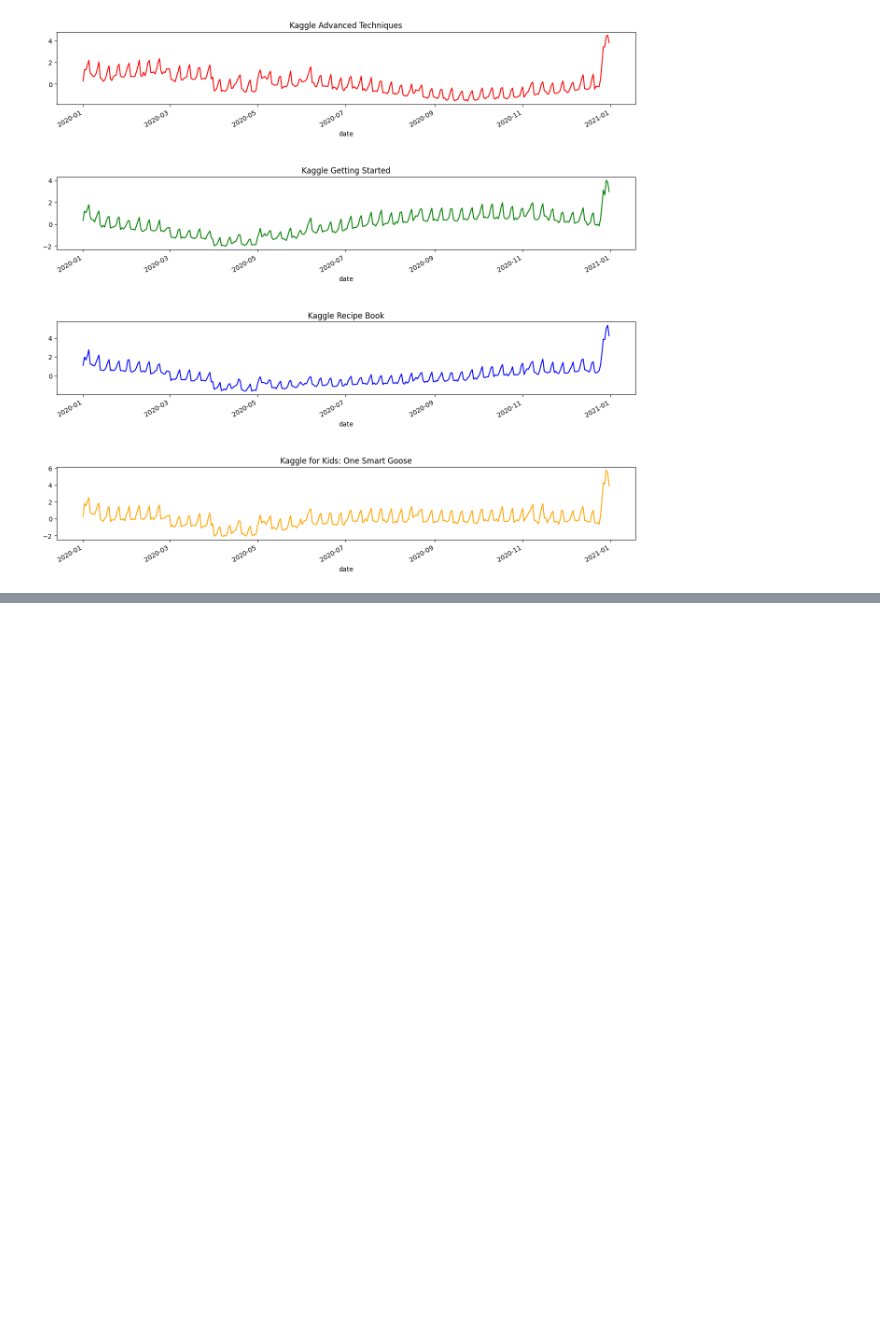
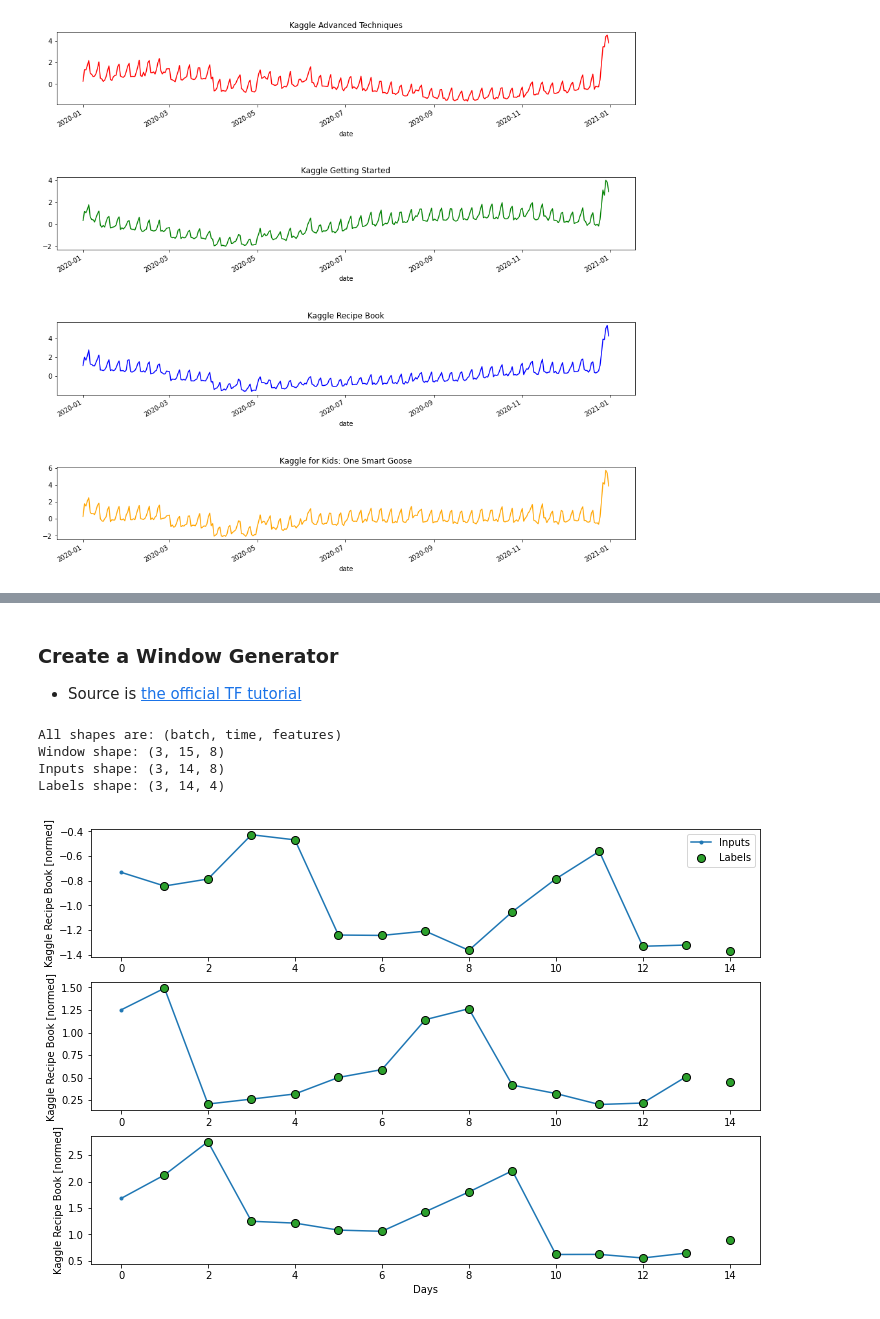
Before and after one commit to Jan-Oliver/Kaggle_TPS_SEP22, a Jupyter notebook: jupyter/train.ipynb, the cells around one changed output, grey strips where cells are left out. Saved outputs shown, nothing was run; the diff lists cells and outputs as text; code cells hidden in the pictures; blank space fills up the shorter version.

```diff
--- a/jupyter/train.ipynb
+++ b/jupyter/train.ipynb
@@ -296,2 +326,5 @@ axes[1][1].plot(np.array(test_df_prep['year_cos'])[::8])
+# %% [markdown]
+### Create a Window Generator
+- Source is [the official TF tutorial](https://www.tensorflow.org/tutorials/structured_data/time_series)
 # %%
 class WindowGenerator():
@@ -329,3 +449,33 @@ class WindowGenerator():
         f'Input indices: {self.input_indices}',
         f'Label indices: {self.label_indices}',
         f'Label column name(s): {self.label_columns}'])
+# %%
+w2 = WindowGenerator(input_width=14,
+                     label_width=14,
+                     shift=1,
+                     label_columns=["Kaggle Advanced Techniques",
+                                    "Kaggle Getting Started",
+                                    "Kaggle Recipe Book",
+                                    "Kaggle for Kids: One Smart Goose"])
+
+
+# Example input to split_window = output from tf.keras.utils.timeseries_dataset_from_array()
+# Here: 3 batches with 14 timestamps and all features
+example_window = tf.stack([np.array(train_df_prep[:w2.total_window_size]),
+                          np.array(train_df_prep[100:100+w2.total_window_size]),
+                            np.array(train_df_prep[300:300+w2.total_window_size])])
+example_inputs, example_labels = w2.split_window(example_window)
+
+print('All shapes are: (batch, time, features)')
+print(f'Window shape: {example_window.shape}')
+print(f'Inputs shape: {example_inputs.shape}')
+print(f'Labels shape: {example_labels.shape}')
+# %% [output]
+All shapes are: (batch, time, features)
+Window shape: (3, 15, 8)
+Inputs shape: (3, 14, 8)
+Labels shape: (3, 14, 4)
+# %%
+w2.plot(plot_col='Kaggle Recipe Book')
+# %% [output]
+[figure, added]
```
Also changed, not shown: parts of 37 cells of this notebook, 1 other file.
